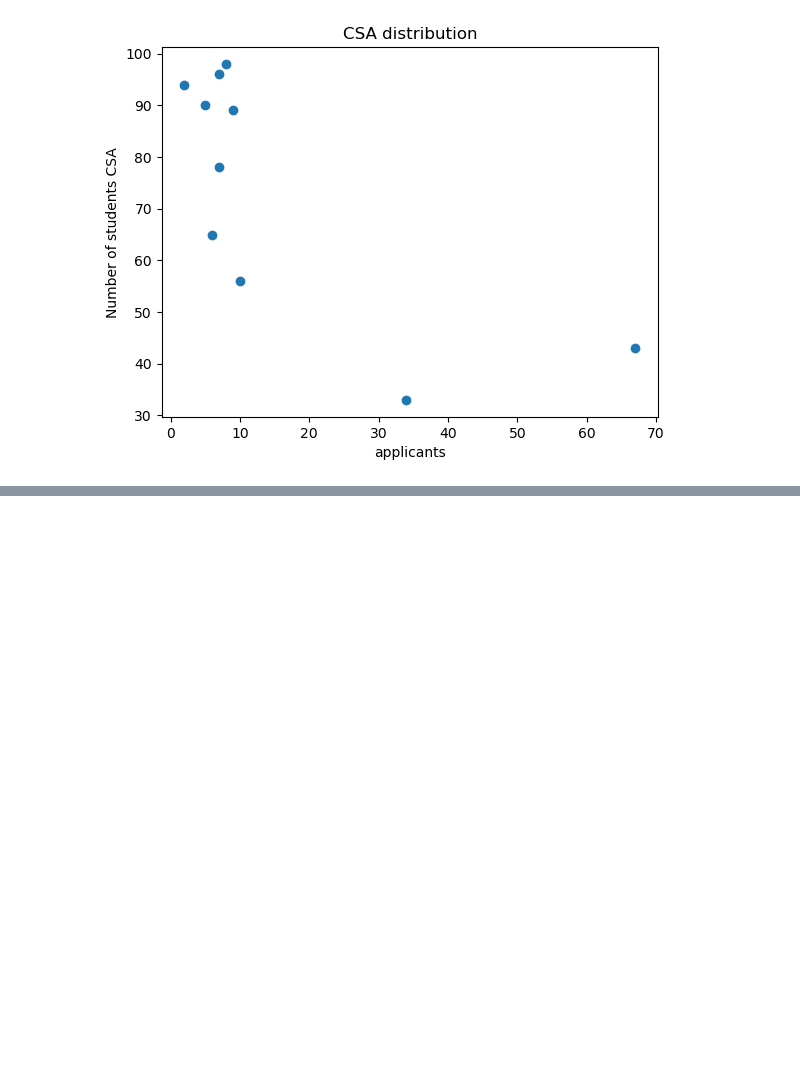
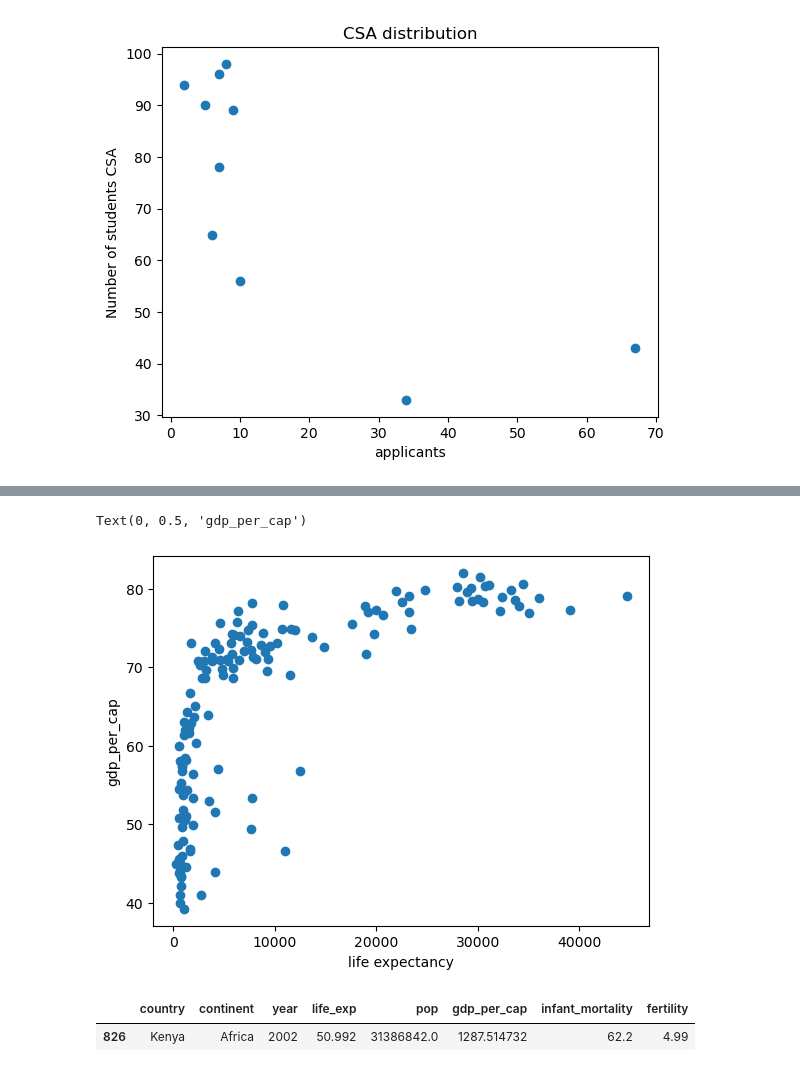
Before and after one commit to csaafrica/mental_CSA, a Jupyter notebook: notebooks/DATA VISUALIZATION.ipynb, the cells around one changed output, grey strips where cells are left out. Saved outputs shown, nothing was run; the diff lists cells and outputs as text; code cells hidden in the pictures; blank space fills up the shorter version.

```diff
--- a/notebooks/DATA VISUALIZATION.ipynb
+++ b/notebooks/DATA VISUALIZATION.ipynb
@@ -54,0 +92,3 @@ plt.show()
+# %%
+#load dataset
+gapminder=pd.read_csv("../data/gapminder.csv")
@@ -54,0 +224,6 @@ plt.show()
+# %%
+
+gapminder["year"]==2002
+gapminder[gapminder["year"]==2002]
+gapminder_2002=gapminder[gapminder["year"]==2002]
+gapminder_2002
@@ -54,0 +244,18 @@ plt.show()
+# %%
+#scatter diagram for the year 2002 life expectancy Vs GDP
+x=["gdp_per_cap"]
+y=["life_exp"]
+plt.scatter(gapminder_2002["gdp_per_cap"],gapminder_2002["life_exp"])
+plt.show
+plt.xlabel("life expectancy")
+plt.ylabel("gdp_per_cap")
+# %% [output]
+Text(0, 0.5, 'gdp_per_cap')
+[figure, added]
+# %%
+
+gapminder_2002Kenya=gapminder[(gapminder["year"]==2002) & (gapminder["country"] =="Kenya")]
+gapminder_2002Kenya
+# %% [output]
+|  | country | continent | year | life_exp | pop | gdp_per_cap | infant_mortality | fertility |
+| 826 | Kenya | Africa | 2002 | 50.992 | 31386842.0 | 1287.514732 | 62.2 | 4.99 |
```
Also changed, not shown: parts of 28 cells of this notebook.
